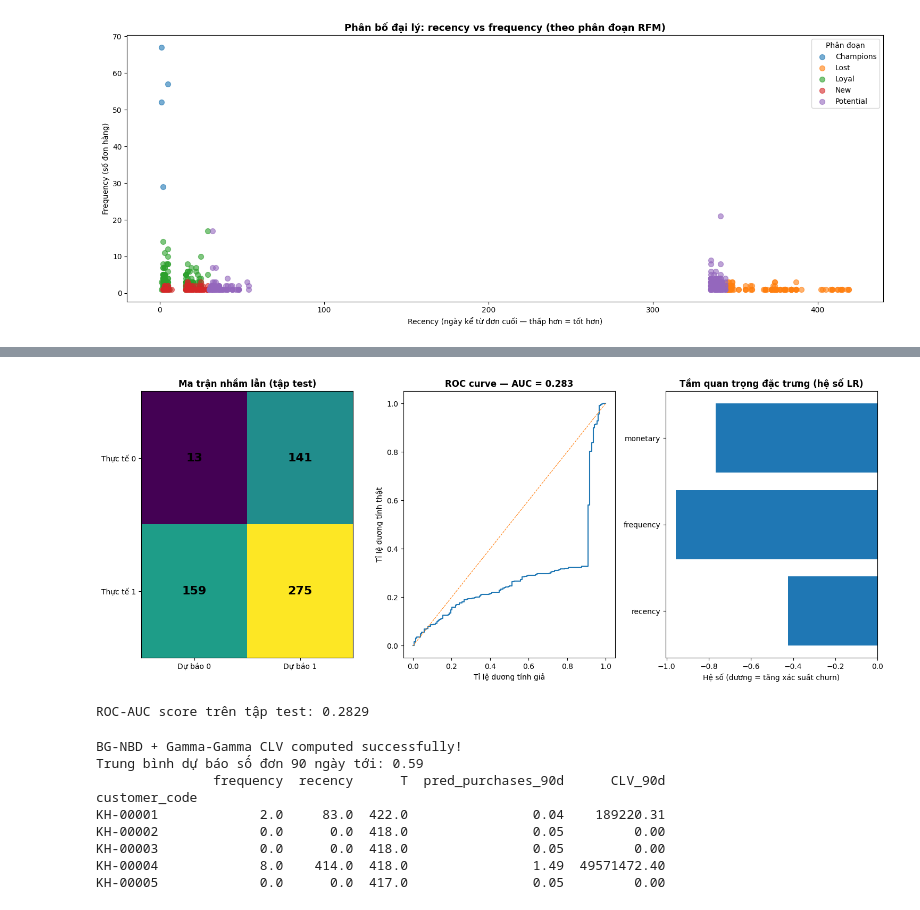
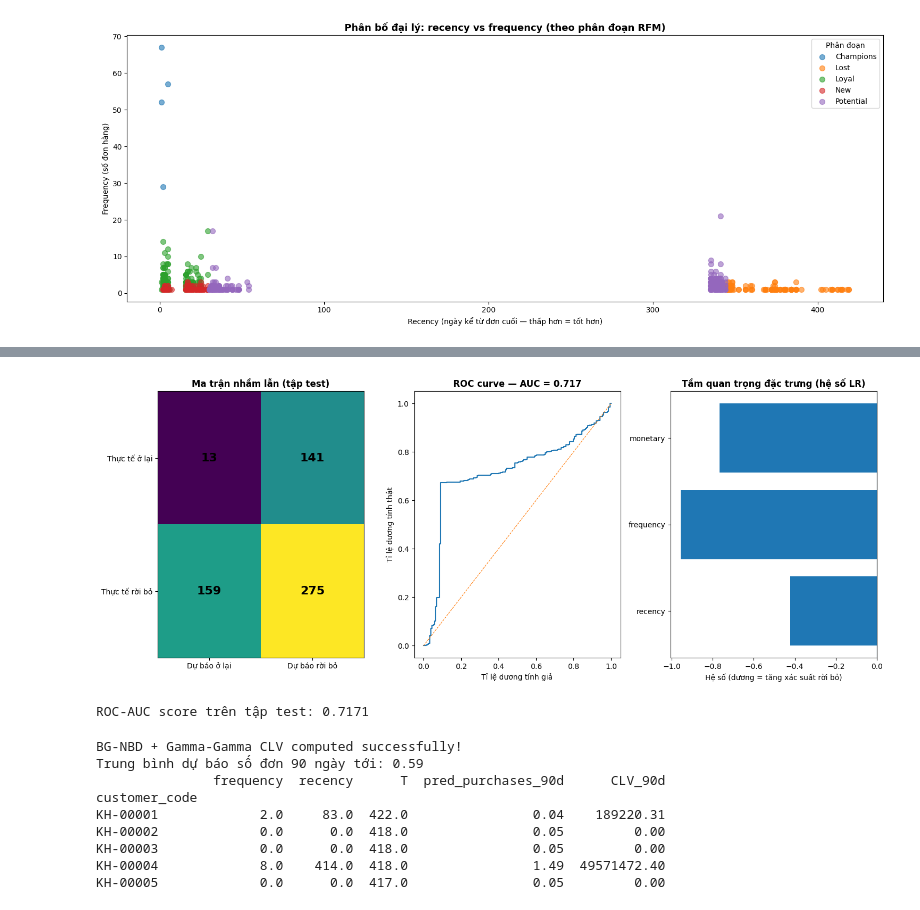
Before and after one commit to TruongDev24/tnbike-analytics-final, a Jupyter notebook: notebooks/03_q3_dealer_activity.ipynb, the cells around one changed output, grey strips where cells are left out. Cells and saved outputs as stored; diff of their text form; code cells hidden in the pictures.

```diff
--- a/notebooks/03_q3_dealer_activity.ipynb
+++ b/notebooks/03_q3_dealer_activity.ipynb
@@ -221,14 +221,14 @@ log_reg = LogisticRegression(class_weight='balanced', random_state=42, max_iter=
 log_reg.fit(X_train_s, y_train)
 
 y_pred       = log_reg.predict(X_test_s)
-y_prob_churn = log_reg.predict_proba(X_test_s)[:, 1]
+y_prob_churn = log_reg.predict_proba(X_test_s)[:, 0]
 
-print('=== Logistic regression — out-of-sample test (2026-01) ===')
+print('=== Logistic regression — out-of-sample test (tháng 2/2026) ===')
 print(f'Accuracy : {accuracy_score(y_test, y_pred):.3f}')
 print(f'Precision: {precision_score(y_test, y_pred, zero_division=0):.3f}')
 print(f'Recall   : {recall_score(y_test, y_pred, zero_division=0):.3f}')
 print()
 print('Classification report:')
 print(classification_report(y_test, y_pred, zero_division=0,
-      target_names=['Không churn (0)','Churn (1)']))
+      target_names=['Ở lại (0)','Rời bỏ (1)']))
 # %% [output]
@@ -249,35 +249,35 @@ Không churn (0)       0.08      0.08      0.08       154
 # %%
 cm = confusion_matrix(y_test, y_pred)
 fig, axes = plt.subplots(1, 3, figsize=(15, 6))
 
 axes[0].imshow(cm, aspect='auto')
 for i in range(2):
     for j in range(2):
         axes[0].text(j, i, str(cm[i,j]), ha='center', va='center', fontsize=16, fontweight='bold')
-axes[0].set_xticks([0,1]); axes[0].set_xticklabels(['Dự báo 0','Dự báo 1'])
-axes[0].set_yticks([0,1]); axes[0].set_yticklabels(['Thực tế 0','Thực tế 1'])
+axes[0].set_xticks([0,1]); axes[0].set_xticklabels(['Dự báo ở lại','Dự báo rời bỏ'])
+axes[0].set_yticks([0,1]); axes[0].set_yticklabels(['Thực tế ở lại','Thực tế rời bỏ'])
 axes[0].set_title('Ma trận nhầm lẫn (tập test)', fontsize=12, fontweight='bold')
 
 fpr, tpr, _ = roc_curve(y_test, y_prob_churn)
 auc_score   = roc_auc_score(y_test, y_prob_churn)
 axes[1].plot(fpr, tpr)
 axes[1].plot([0,1],[0,1], linestyle='--', linewidth=0.8)
 axes[1].set_title(f'ROC curve — AUC = {auc_score:.3f}', fontsize=12, fontweight='bold')
 axes[1].set_xlabel('Tỉ lệ dương tính giả')
 axes[1].set_ylabel('Tỉ lệ dương tính thật')
 
 coefs = log_reg.coef_[0]
 axes[2].barh(feat_cols, coefs)
 axes[2].axvline(0, linewidth=0.8)
 axes[2].set_title('Tầm quan trọng đặc trưng (hệ số LR)', fontsize=12, fontweight='bold')
-axes[2].set_xlabel('Hệ số (dương = tăng xác suất churn)')
+axes[2].set_xlabel('Hệ số (dương = tăng xác suất rời bỏ)')
 
 fig.tight_layout()
 plt.show()
 print(f'ROC-AUC score trên tập test: {auc_score:.4f}')
 # %% [output]
-[figure, old version]
+[figure, new version]
-ROC-AUC score trên tập test: 0.2829
+ROC-AUC score trên tập test: 0.7171
 # %%
 try:
     from lifetimes import BetaGeoFitter, GammaGammaFitter
```
Also changed, not shown: parts of 4 cells of this notebook, 2 other files.
